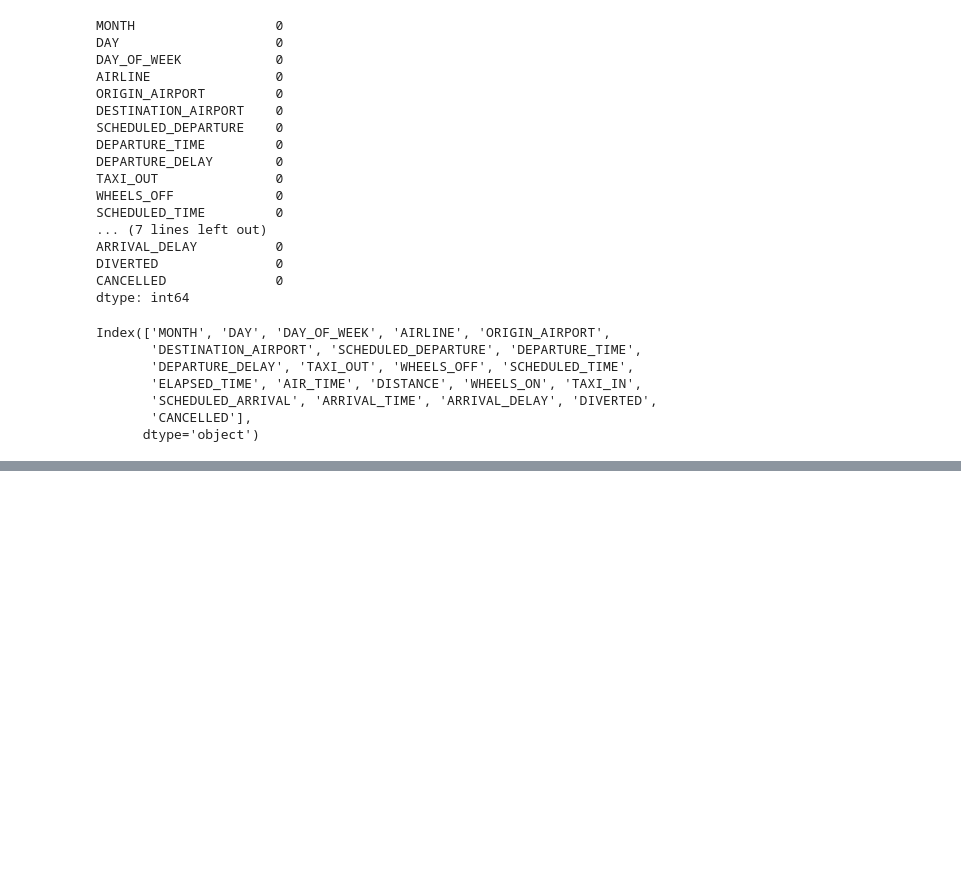
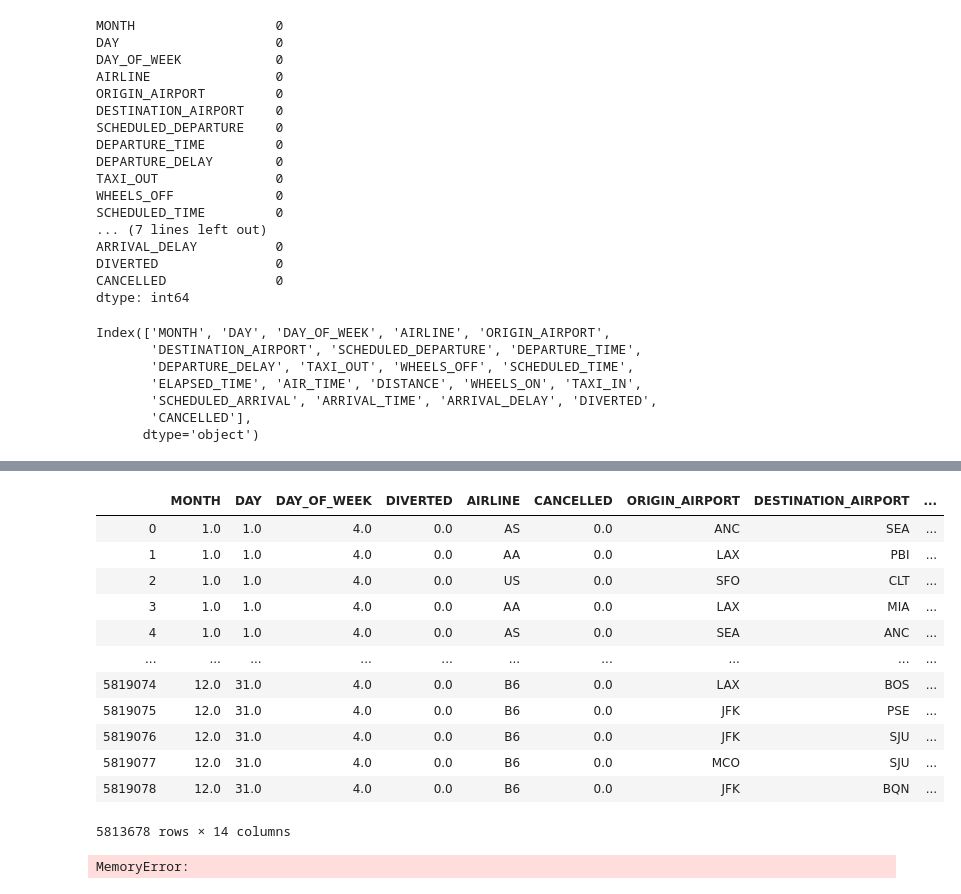
Before and after one commit to afarboledac/CRP_FLIGHT_DELAYS_ANALYSIS, a Jupyter notebook: TrabajoFinal.ipynb, the cells around one changed output, grey strips where cells are left out. Saved outputs shown, nothing was run; the diff lists cells and outputs as text; code cells hidden in the pictures; blank space fills up the shorter version.

```diff
--- a/TrabajoFinal.ipynb
+++ b/TrabajoFinal.ipynb
@@ -168,0 +174,4 @@ MemoryError:
+# %%
+##Separación de las variables a estandarizar
+flight_encoder_std= flight[['DEPARTURE_TIME','DEPARTURE_DELAY','TAXI_OUT','DISTANCE','TAXI_IN','SCHEDULED_ARRIVAL']]
+flight_encoder_std
@@ -168,0 +192,4 @@ MemoryError:
+# %%
+#Separación de variables que no se estandarizan
+flight_encoder_nostd = flight[['MONTH','DAY','DAY_OF_WEEK','DIVERTED','AIRLINE','CANCELLED','ORIGIN_AIRPORT','DESTINATION_AIRPORT']]
+flight_encoder_nostd
@@ -168,0 +210,7 @@ MemoryError:
+# %%
+# Creamos el Scaler y estandarizamos los Datos
+from sklearn.preprocessing import StandardScaler
+scaler = StandardScaler()
+scaler.fit(flight_encoder_std )
+flight_std = scaler.transform(flight_encoder_std )
+print(flight_std )
@@ -168,0 +225,3 @@ MemoryError:
+# %%
+flight_std= pd.DataFrame(flight_std, columns=['DEPARTURE_TIME', 'DEPARTURE_DELAY', 'TAXI_OUT', 'DISTANCE','TAXI_IN','SCHEDULED_ARRIVAL'])
+flight_std
@@ -169,5 +242,24 @@ MemoryError:
+# %%
+flight_com = pd.concat([flight_encoder_nostd,flight_std], axis = 1)
+flight_com
+# %% [output]
+|  | MONTH | DAY | DAY_OF_WEEK | DIVERTED | AIRLINE | CANCELLED | ORIGIN_AIRPORT | DESTINATION_AIRPORT | ... |
+| 0 | 1.0 | 1.0 | 4.0 | 0.0 | AS | 0.0 | ANC | SEA | ... |
+| 1 | 1.0 | 1.0 | 4.0 | 0.0 | AA | 0.0 | LAX | PBI | ... |
+| 2 | 1.0 | 1.0 | 4.0 | 0.0 | US | 0.0 | SFO | CLT | ... |
+| 3 | 1.0 | 1.0 | 4.0 | 0.0 | AA | 0.0 | LAX | MIA | ... |
+| 4 | 1.0 | 1.0 | 4.0 | 0.0 | AS | 0.0 | SEA | ANC | ... |
+| ... | ... | ... | ... | ... | ... | ... | ... | ... | ... |
+| 5819074 | 12.0 | 31.0 | 4.0 | 0.0 | B6 | 0.0 | LAX | BOS | ... |
+| 5819075 | 12.0 | 31.0 | 4.0 | 0.0 | B6 | 0.0 | JFK | PSE | ... |
+| 5819076 | 12.0 | 31.0 | 4.0 | 0.0 | B6 | 0.0 | JFK | SJU | ... |
+| 5819077 | 12.0 | 31.0 | 4.0 | 0.0 | B6 | 0.0 | MCO | SJU | ... |
+| 5819078 | 12.0 | 31.0 | 4.0 | 0.0 | B6 | 0.0 | JFK | BQN | ... |
+5813678 rows × 14 columns
 # %%
 from sklearn.decomposition import PCA
-pca = PCA(n_components=0.8)
-pca_result = pca.fit_transform(flight_encoder)
+pca = PCA(n_components=0.9)
+pca_result = pca.fit_transform(flight_com)
 pca_result
+# %% [output]
+MemoryError:
```
Also changed, not shown: parts of 12 cells of this notebook.
